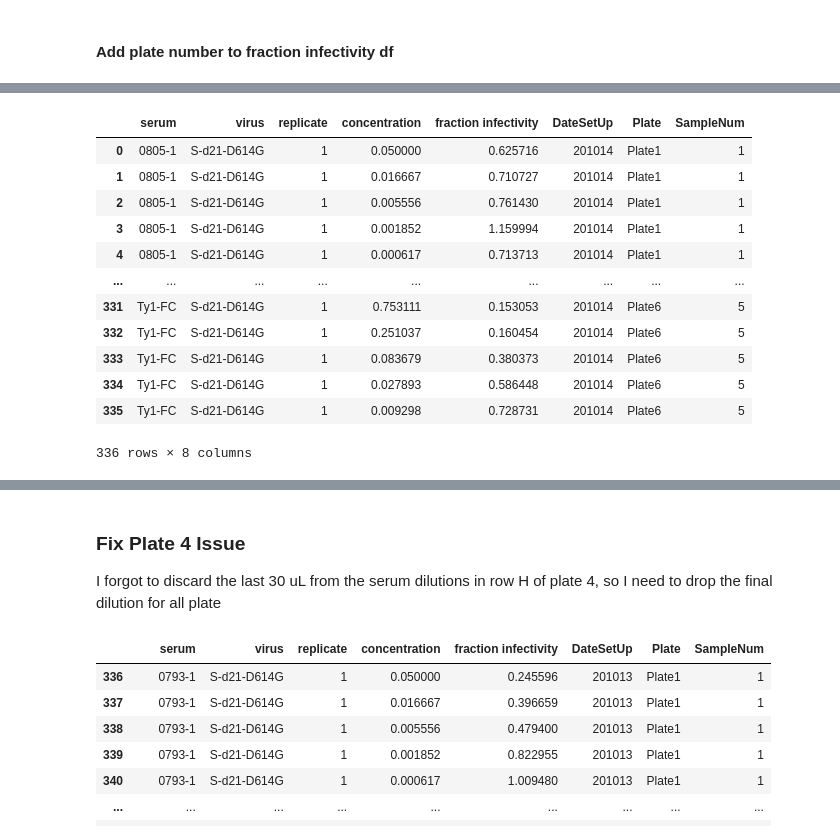
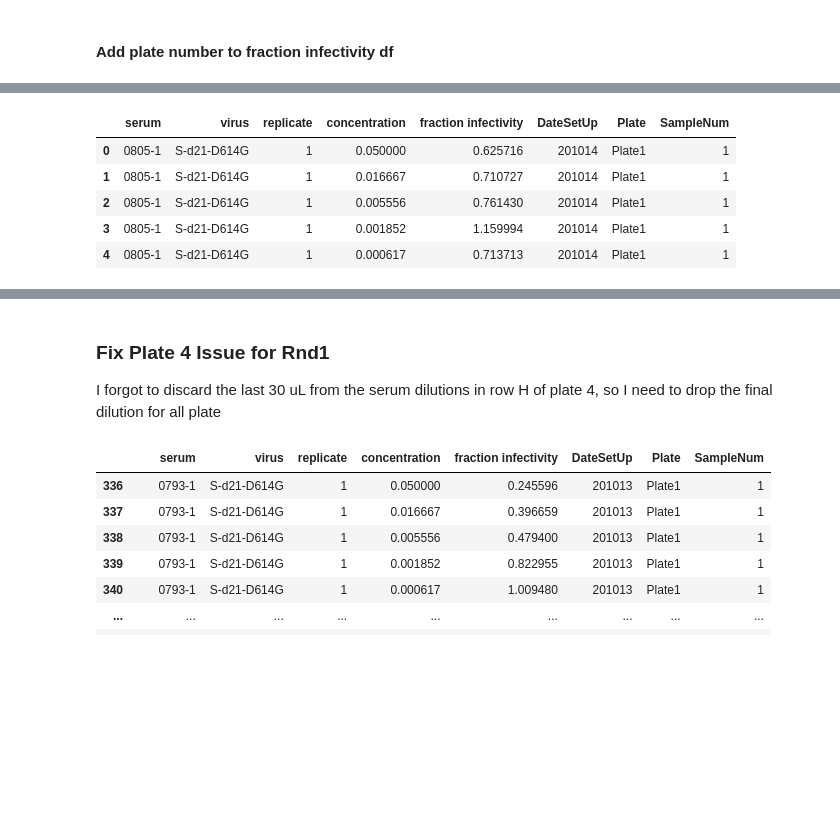
Before and after one commit to jbloomlab/RBD_nanoparticle_vaccine, a Jupyter notebook: MouseNeuts.ipynb, the cells around one changed output, grey strips where cells are left out. Cells and saved outputs as stored; diff of their text form; code cells hidden in the pictures; blank space fills up the shorter version.

```diff
--- a/MouseNeuts.ipynb
+++ b/MouseNeuts.ipynb
@@ -81,18 +76,10 @@ display(df_rnd1)
 # %%
 df_rnd2 = fidf_rnd2.merge(smpls_rnd2, how='outer', on='serum').drop(['Virus', 'PlateLayout', 'StartDil', 'DilFactor'], axis=1)
-display(df_rnd2)
-display(df_rnd2[df_rnd2['serum']=='2017-2018 serum pool'])
+display(df_rnd2.head())
 # %% [output]
 |  | serum | virus | replicate | concentration | fraction infectivity | DateSetUp | Plate | SampleNum |
 | 0 | 0805-1 | S-d21-D614G | 1 | 0.050000 | 0.625716 | 201014 | Plate1 | 1 |
 | 1 | 0805-1 | S-d21-D614G | 1 | 0.016667 | 0.710727 | 201014 | Plate1 | 1 |
 | 2 | 0805-1 | S-d21-D614G | 1 | 0.005556 | 0.761430 | 201014 | Plate1 | 1 |
 | 3 | 0805-1 | S-d21-D614G | 1 | 0.001852 | 1.159994 | 201014 | Plate1 | 1 |
 | 4 | 0805-1 | S-d21-D614G | 1 | 0.000617 | 0.713713 | 201014 | Plate1 | 1 |
-| ... | ... | ... | ... | ... | ... | ... | ... | ... |
-| 331 | Ty1-FC | S-d21-D614G | 1 | 0.753111 | 0.153053 | 201014 | Plate6 | 5 |
-| 332 | Ty1-FC | S-d21-D614G | 1 | 0.251037 | 0.160454 | 201014 | Plate6 | 5 |
-| 333 | Ty1-FC | S-d21-D614G | 1 | 0.083679 | 0.380373 | 201014 | Plate6 | 5 |
-| 334 | Ty1-FC | S-d21-D614G | 1 | 0.027893 | 0.586448 | 201014 | Plate6 | 5 |
-| 335 | Ty1-FC | S-d21-D614G | 1 | 0.009298 | 0.728731 | 201014 | Plate6 | 5 |
-336 rows × 8 columns
@@ -107,5 +86,5 @@ display(df_rnd2[df_rnd2['serum']=='2017-2018 serum pool'])
 # %% [markdown]
-### Fix Plate 4 Issue
+### Fix Plate 4 Issue for Rnd1
 
 I forgot to discard the last 30 uL from the serum dilutions in row H of plate 4, so I need to drop the final dilution for all plate
 # %%
```
Also changed, not shown: parts of 6 cells of this notebook, 2 other files.
